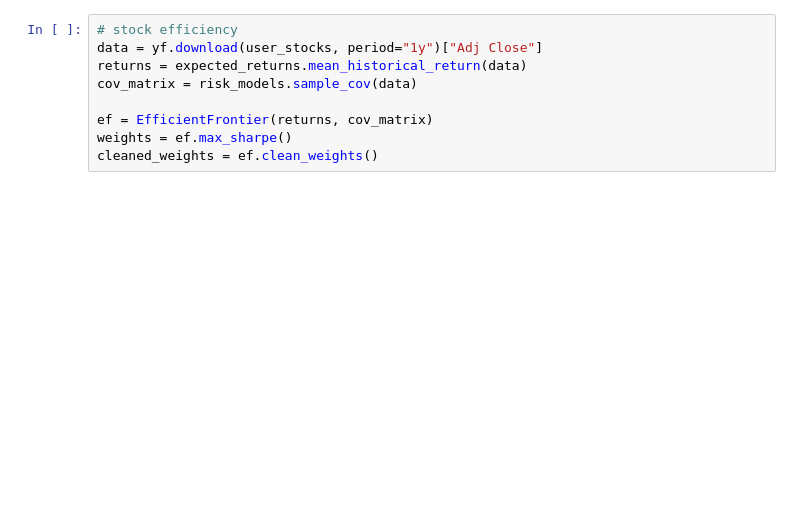
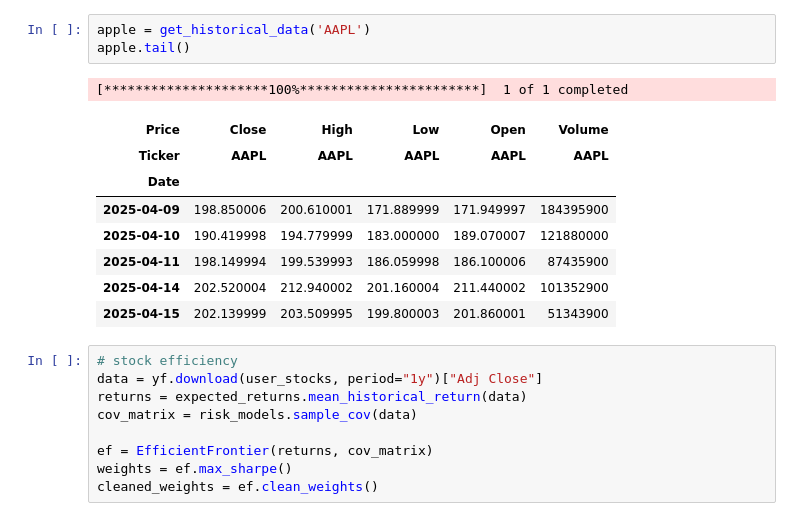
Before and after one commit to loganravin4/PersonalPortfolioManager, a Jupyter notebook: graphs.ipynb, the cells around one changed output. Drawn from its saved outputs; the diff is of its cells as text; blank space fills up the shorter version.

```diff
--- a/graphs.ipynb
+++ b/graphs.ipynb
@@ -58,3 +36,16 @@ YF.download() has changed argument auto_adjust default to True
+# %%
+apple = get_historical_data('AAPL')
+apple.tail()
+# %% [output]
+[*********************100%***********************]  1 of 1 completed
+| Price | Close | High | Low | Open | Volume |
+| Ticker | AAPL | AAPL | AAPL | AAPL | AAPL |
+| Date |  |  |  |  |  |
+| 2025-04-09 | 198.850006 | 200.610001 | 171.889999 | 171.949997 | 184395900 |
+| 2025-04-10 | 190.419998 | 194.779999 | 183.000000 | 189.070007 | 121880000 |
+| 2025-04-11 | 198.149994 | 199.539993 | 186.059998 | 186.100006 | 87435900 |
+| 2025-04-14 | 202.520004 | 212.940002 | 201.160004 | 211.440002 | 101352900 |
+| 2025-04-15 | 202.139999 | 203.509995 | 199.800003 | 201.860001 | 51343900 |
 # %%
 # stock efficiency
 data = yf.download(user_stocks, period="1y")["Adj Close"]
```
Also changed, not shown: parts of 5 cells of this notebook, 1 other file.
